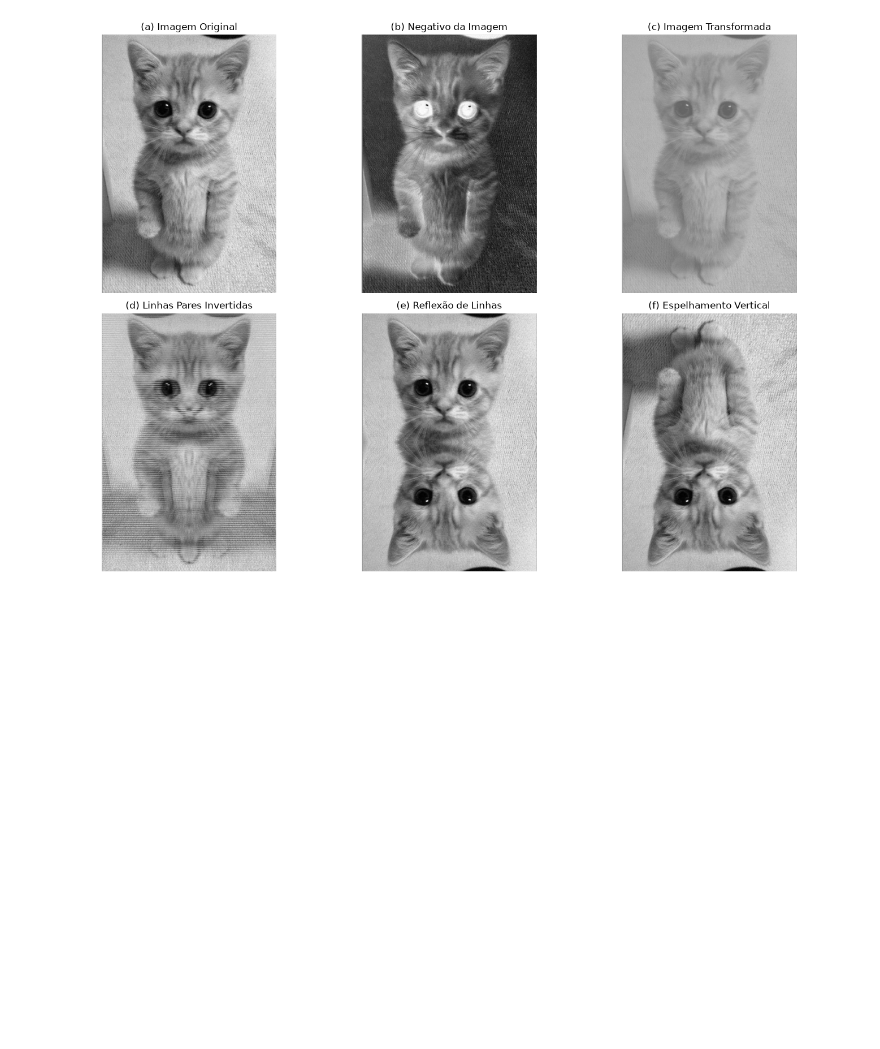
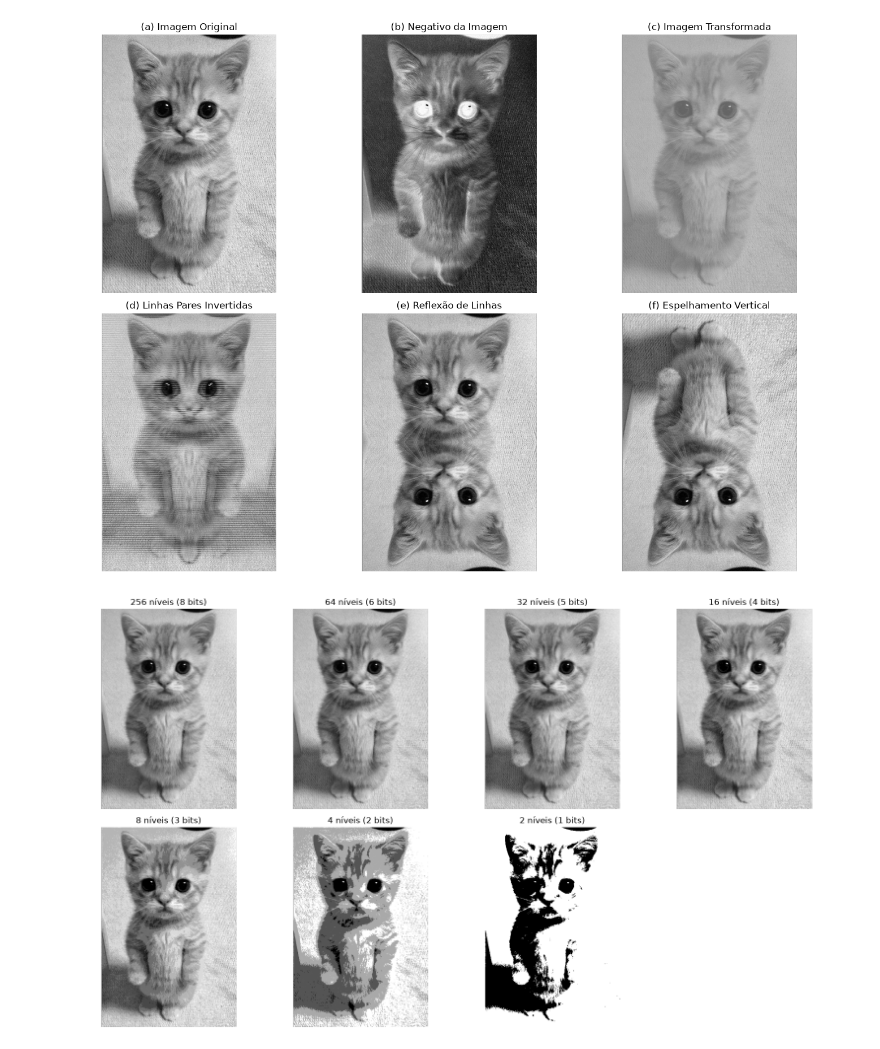
Before and after one commit to Antoniomla/processamento-de-imagens, a Jupyter notebook: Processsamento de Imagens- Trabalho 01.ipynb, the cells around one changed output. Drawn from its saved outputs; the diff is of its cells as text; code cells hidden in the pictures; blank space fills up the shorter version.

Commit message:
Questao 06 resolvida

```diff
--- a/Processsamento de Imagens- Trabalho 01.ipynb
+++ b/Processsamento de Imagens- Trabalho 01.ipynb
@@ -180,0 +183,98 @@ plt.show()
+# %%
+import cv2
+import numpy as np
+import matplotlib.pyplot as plt
+
+# ==============================================================================
+# QUESTÃO 06: Quantização de Imagem Monocromática (diferentes níveis de cinza)
+# ==============================================================================
+
+NOME_DA_IMAGEM = 'cat so.jpg'  # troque pela imagem do tema do seu trabalho final
+
+
+# ------------------------------------------------------------------------------
+# 1. Carregamento da imagem (OpenCV permitido apenas para carregar/salvar)
+# ------------------------------------------------------------------------------
+imagem_bgr = cv2.imread(NOME_DA_IMAGEM)
+if imagem_bgr is None:
+    raise FileNotFoundError(
+        f"Imagem '{NOME_DA_IMAGEM}' não encontrada! Verifique o nome e a pasta."
+    )
+
+
+# ------------------------------------------------------------------------------
+# 2. Conversão MANUAL para tons de cinza (luminância)
+#    Y = 0.299*R + 0.587*G + 0.114*B
+# ------------------------------------------------------------------------------
+def converter_para_cinza(imagem_colorida_bgr):
+    canal_azul = imagem_colorida_bgr[:, :, 0].astype(np.float64)
+    canal_verde = imagem_colorida_bgr[:, :, 1].astype(np.float64)
+    canal_vermelho = imagem_colorida_bgr[:, :, 2].astype(np.float64)
+
+    luminancia = 0.299 * canal_vermelho + 0.587 * canal_verde + 0.114 * canal_azul
+    return np.clip(np.round(luminancia), 0, 255).astype(np.uint8)
+
+
+imagem_original = converter_para_cinza(imagem_bgr)
+
+
+# ------------------------------------------------------------------------------
+# 3. Quantização manual
+#    Passo 1: divide os 256 tons em "quantidade_de_niveis" faixas iguais.
+#    Passo 2: descobre em qual faixa cada pixel caiu (0, 1, 2, ...).
+#    Passo 3: troca o pixel pelo tom representante da faixa, espalhando
+#             os tons de saída de 0 até 255 (assim o preto e o branco
+#             sempre aparecem na imagem quantizada).
+# ------------------------------------------------------------------------------
+def quantizar_imagem(imagem_cinza, quantidade_de_niveis):
+    # int32 evita estouro do uint8 na multiplicação abaixo
+    pixels_inteiros = imagem_cinza.astype(np.int32)
+
+    # Passo 1 e 2: índice da faixa de cada pixel (0 até quantidade_de_niveis - 1)
+    indice_da_faixa = (pixels_inteiros * quantidade_de_niveis) // 256
+
+    # Passo 3: tom de saída de cada faixa, entre 0 e 255
+    espacamento_entre_tons = 255.0 / (quantidade_de_niveis - 1)
+    imagem_quantizada = np.round(indice_da_faixa * espacamento_entre_tons)
+
+    return imagem_quantizada.astype(np.uint8)
+
+
+# ------------------------------------------------------------------------------
+# 4. Aplicação com diferentes números de níveis
+# ------------------------------------------------------------------------------
+lista_de_niveis = [256, 64, 32, 16, 8, 4, 2]
+
+resultados = {}
+for quantidade_de_niveis in lista_de_niveis:
+    resultados[quantidade_de_niveis] = quantizar_imagem(
+        imagem_original, quantidade_de_niveis
+    )
+
+
+# ------------------------------------------------------------------------------
+# 5. Exibição dos resultados (grade para o relatório)
+# ------------------------------------------------------------------------------
+numero_de_colunas = 4
+numero_de_linhas = 2
+
+figura, eixos = plt.subplots(numero_de_linhas, numero_de_colunas, figsize=(16, 9))
+eixos = eixos.ravel()
+
+for posicao, quantidade_de_niveis in enumerate(lista_de_niveis):
+    bits_por_pixel = int(np.log2(quantidade_de_niveis))
+    eixos[posicao].imshow(
+        resultados[quantidade_de_niveis], cmap='gray', vmin=0, vmax=255
+    )
+    eixos[posicao].set_title(f'{quantidade_de_niveis} níveis ({bits_por_pixel} bits)')
+    eixos[posicao].axis('off')
+
+# Esconde os eixos que sobraram na grade
+for posicao in range(len(lista_de_niveis), len(eixos)):
+    eixos[posicao].axis('off')
+
+plt.tight_layout()
+plt.savefig('questao_06_resultados.png', dpi=150, bbox_inches='tight')
+plt.show()
+# %% [output]
+[figure, added]
```
Also changed, not shown: parts of 2 cells of this notebook, 2 other files.
